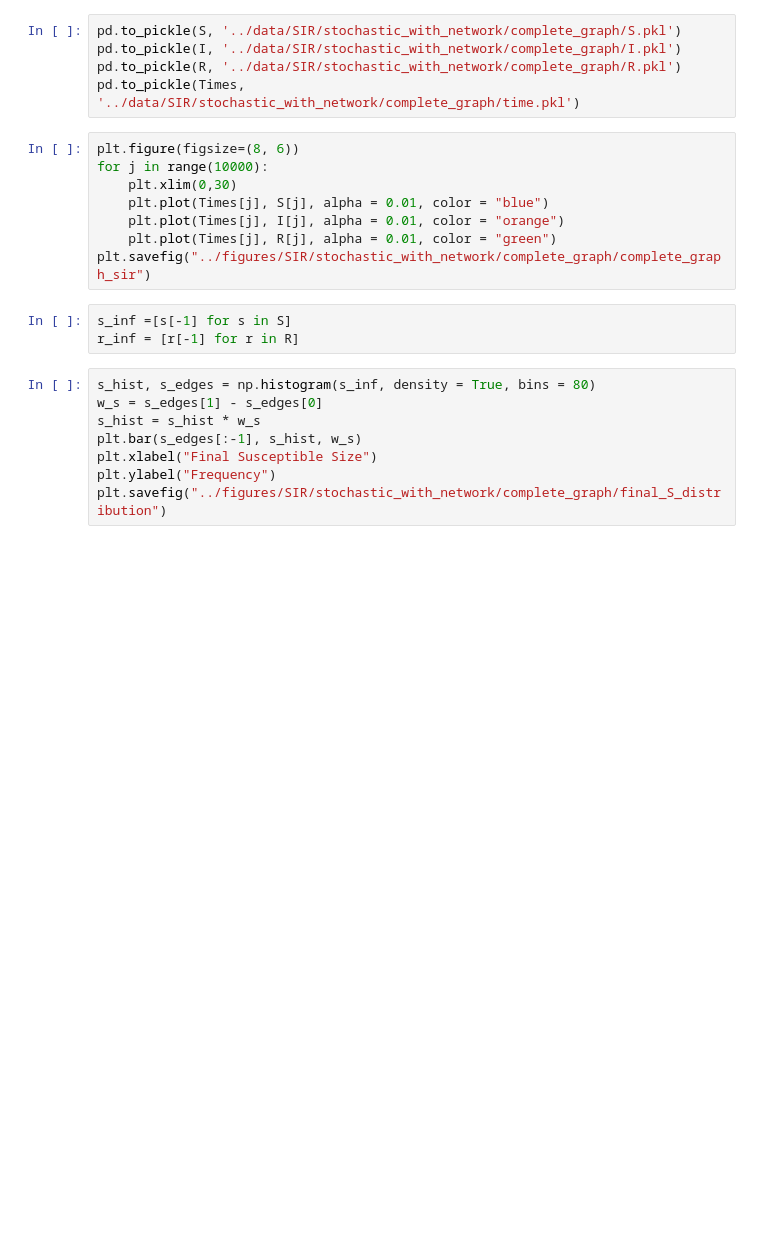
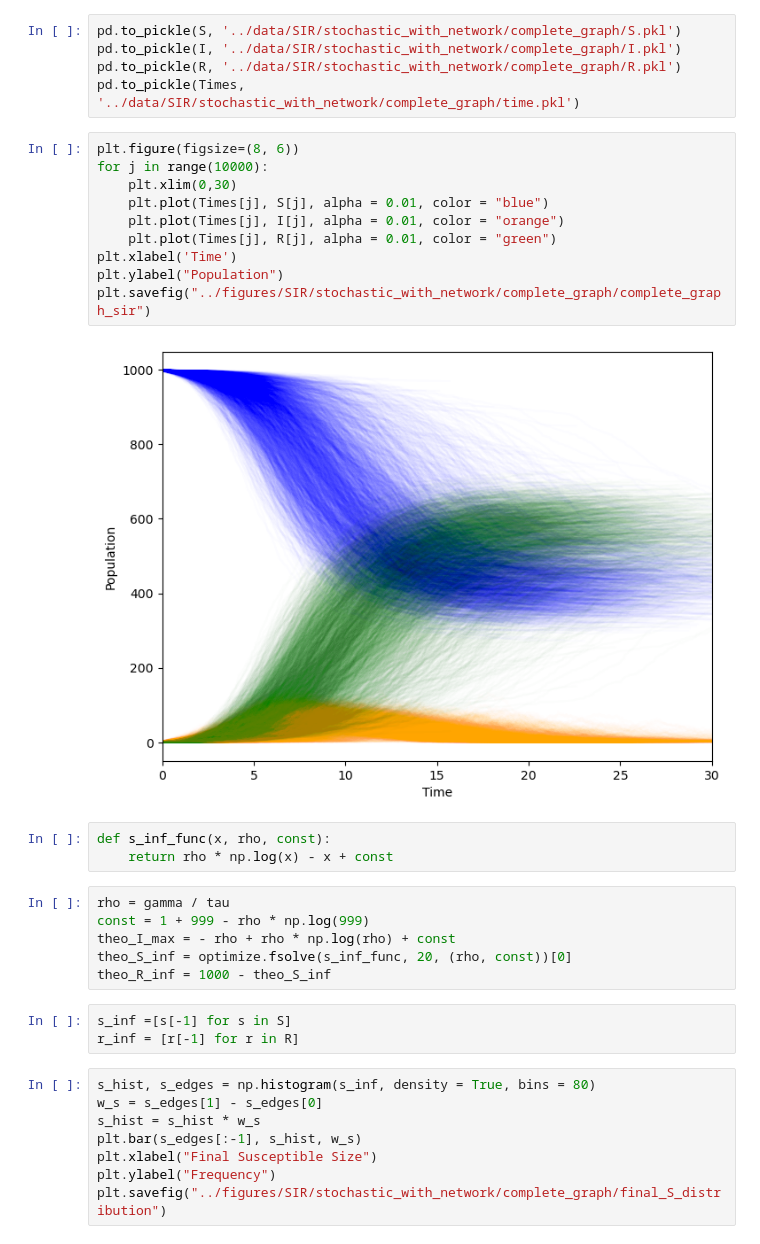
Before and after one commit to skomuro/Spreading_processes_on_networks, a Jupyter notebook: notebooks/SIR on network .ipynb, the cells around one changed output. Drawn from its saved outputs; the diff is of its cells as text; blank space fills up the shorter version.

```diff
--- a/notebooks/SIR on network .ipynb
+++ b/notebooks/SIR on network .ipynb
@@ -89,11 +105,24 @@ pd.to_pickle(Times, '../data/SIR/stochastic_with_network/complete_graph/time.pkl
 # %%
 plt.figure(figsize=(8, 6))
 for j in range(10000):
     plt.xlim(0,30)
     plt.plot(Times[j], S[j], alpha = 0.01, color = "blue")
     plt.plot(Times[j], I[j], alpha = 0.01, color = "orange")
     plt.plot(Times[j], R[j], alpha = 0.01, color = "green")
+plt.xlabel('Time')
+plt.ylabel("Population")
 plt.savefig("../figures/SIR/stochastic_with_network/complete_graph/complete_graph_sir")
+# %% [output]
+[figure, added]
+# %%
+def s_inf_func(x, rho, const):
+    return rho * np.log(x) - x + const
+# %%
+rho = gamma / tau
+const = 1 + 999 - rho * np.log(999)
+theo_I_max = - rho + rho * np.log(rho) + const
+theo_S_inf = optimize.fsolve(s_inf_func, 20, (rho, const))[0]
+theo_R_inf = 1000 - theo_S_inf
 # %%
 s_inf =[s[-1] for s in S]
 r_inf = [r[-1] for r in R]
```
Also changed, not shown: parts of 30 cells of this notebook, 26 other files.
